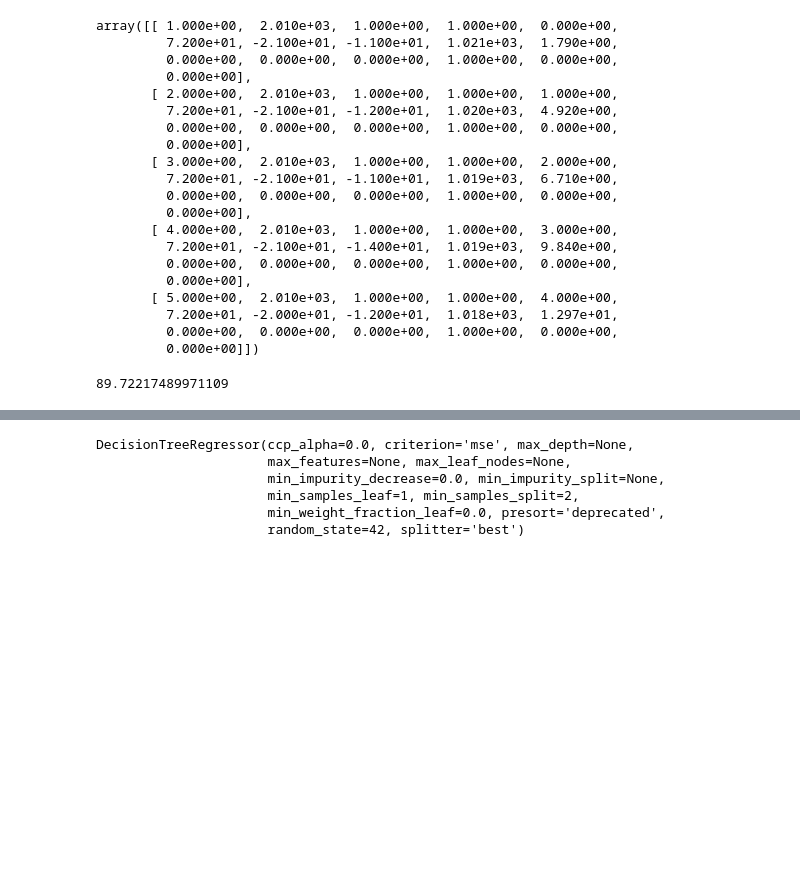
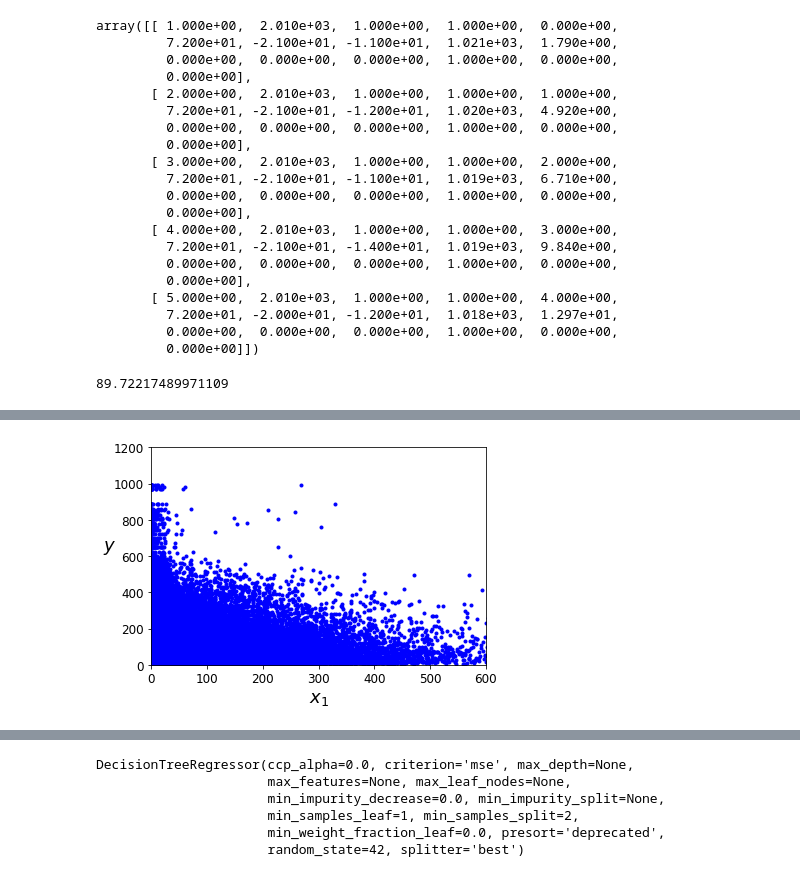
Before and after one commit to abbyWoot/AML, a Jupyter notebook: AML_Project4_JiahuiWu.ipynb, the cells around one changed output, grey strips where cells are left out. Drawn from its saved outputs; the diff is of its cells as text; code cells hidden in the pictures; blank space fills up the shorter version.

```diff
--- a/AML_Project4_JiahuiWu.ipynb
+++ b/AML_Project4_JiahuiWu.ipynb
@@ -573,3 +601,11 @@ enough.
+# %%
+plt.plot(pm25_prepared, pm25_predictions, "b.")
+plt.xlabel("$x_1$", fontsize=18)
+plt.ylabel("$y$", rotation=0, fontsize=18)
+plt.axis([0, 600, 0, 1200])
+plt.show()
+# %% [output]
+[figure, added]
 # %%
 from sklearn.metrics import mean_absolute_error
 
```
Also changed, not shown: parts of 21 cells of this notebook.
